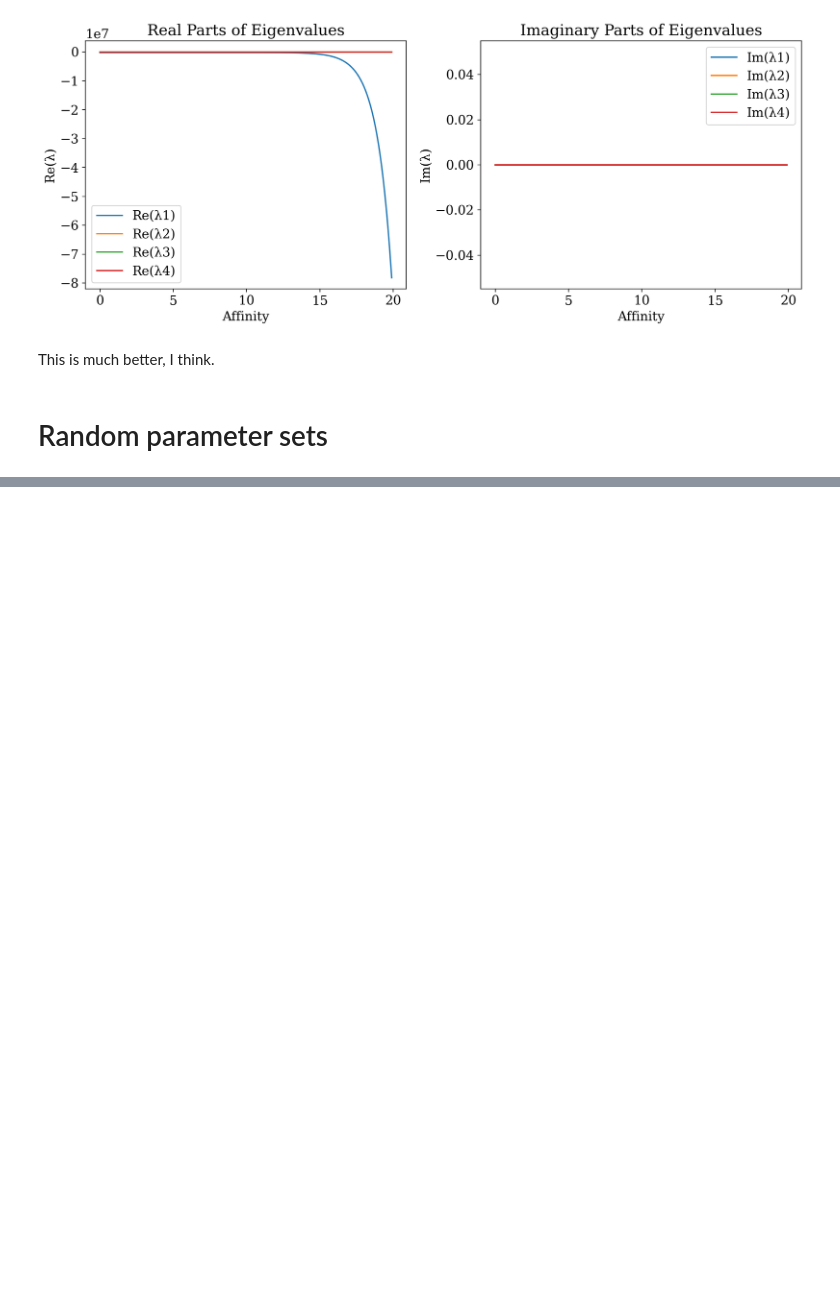
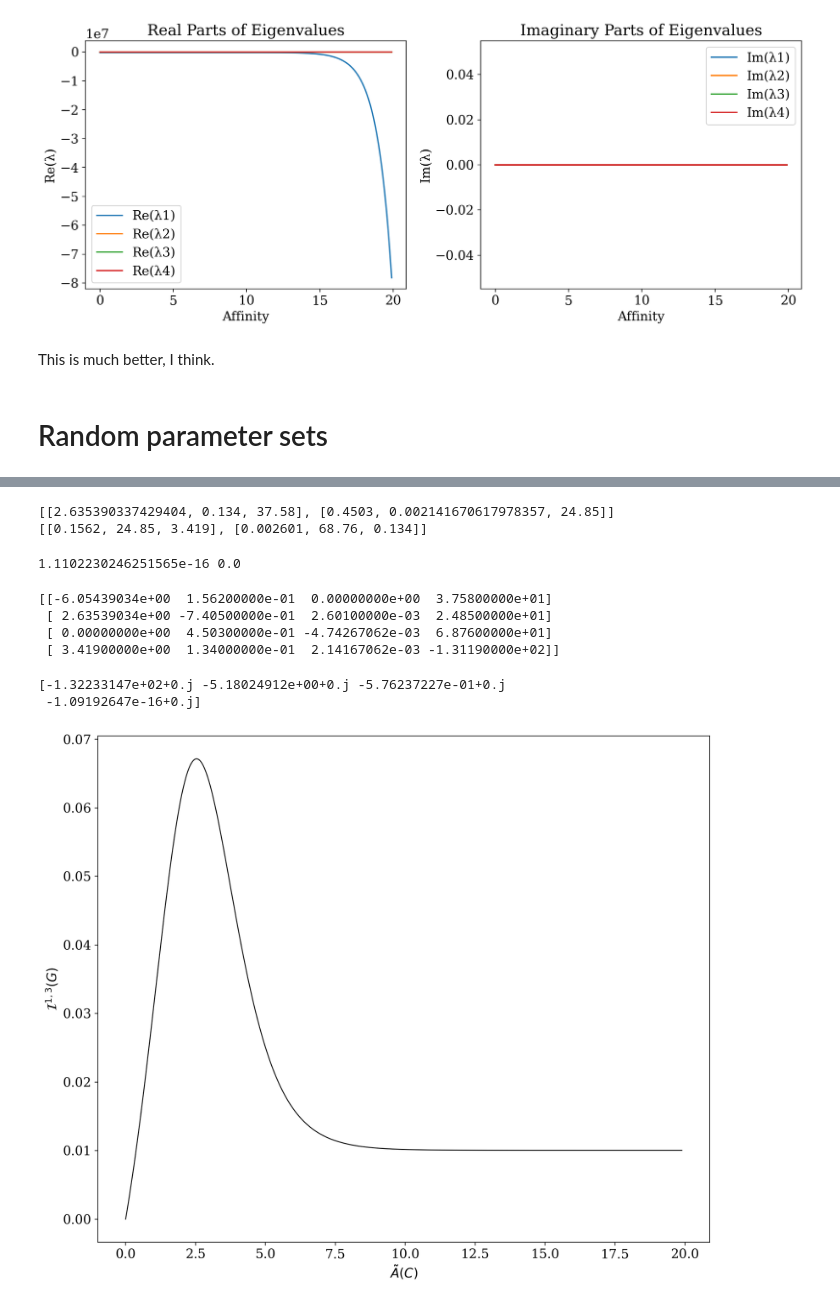
Before and after one commit to sjhaque14/steinberg-signature, a Jupyter notebook: k4'_analytical.ipynb, the cells around one changed output, grey strips where cells are left out. Saved outputs shown, nothing was run; the diff lists cells and outputs as text; code cells hidden in the pictures; blank space fills up the shorter version.

```diff
--- a/k4'_analytical.ipynb
+++ b/k4'_analytical.ipynb
@@ -456,0 +477,73 @@ plt.show()
+# %%
+labels_f = [[2.635390337429404, 0.134, 37.58], [0.4503, 0.002141670617978357, 24.85]]
+labels_r = [[0.1562, 24.85, 3.419], [0.002601, 68.76, 0.134]]
+
+print(labels_f)
+print(labels_r)
+# %% [output]
+[[2.635390337429404, 0.134, 37.58], [0.4503, 0.002141670617978357, 24.85]]
+[[0.1562, 24.85, 3.419], [0.002601, 68.76, 0.134]]
+# %%
+aff_c1 = np.abs(np.log(np.prod(labels_f[0])/np.prod(labels_r[0])))
+aff_c2 = np.abs(np.log(np.prod(labels_f[1])/np.prod(labels_r[1])))
+print(aff_c1,aff_c2)
+# %% [output]
+1.1102230246251565e-16 0.0
+# %%
+lap = lap_k4_2cycle(labels_f,labels_r)
+print(lap)
+# %% [output]
+[[-6.05439034e+00  1.56200000e-01  0.00000000e+00  3.75800000e+01]
+ [ 2.63539034e+00 -7.40500000e-01  2.60100000e-03  2.48500000e+01]
+ [ 0.00000000e+00  4.50300000e-01 -4.74267062e-03  6.87600000e+01]
+ [ 3.41900000e+00  1.34000000e-01  2.14167062e-03 -1.31190000e+02]]
+# %%
+# check that eigenvalues are real and distinct (they need to stay this way)
+lambdas, w_i, z_i = spectrum_any(lap)
+print(lambdas)
+# %% [output]
+[-1.32233147e+02+0.j -5.18024912e+00+0.j -5.76237227e-01+0.j
+ -1.09192647e-16+0.j]
+# %%
+signal = [3,5,7,9]
+alpha, beta  = 1, 3
+
+N = 2000
+affinities_c1 = np.empty(N, dtype=float)
+affinities_c2 = np.empty(N, dtype=float)
+areas = np.empty(N)
+eigvals_all_r = np.zeros((N, 4), dtype=float)
+eigvals_all_c = np.zeros((N, 4), dtype=float)
+
+# perturb edge k21
+cycle_idx = 0
+edge_idx = 0
+perturb_edge = labels_r[cycle_idx][edge_idx]
+perturb_edge
+
+for i in tqdm(range(0,N)):
+
+    labels_r[cycle_idx][edge_idx] = perturb_edge
+
+    lap = lap_k4_2cycle(labels_f, labels_r)
+
+    aff_c1 = np.abs(np.log(np.prod(labels_f[0])/np.prod(labels_r[0])))
+    aff_c2 = np.abs(np.log(np.prod(labels_f[1])/np.prod(labels_r[1])))
+    affinities_c1[i] = aff_c1
+    affinities_c2[i] = aff_c2
+
+    areas[i] = np.abs(steinberg_analytical_area(signal,lap,alpha=1,beta=3))
+
+    lambdas, w_i, z_i = spectrum_any(lap)
+    eigvals_all_r[i, :] = np.sort(lambdas.real)
+    eigvals_all_c[i, :] = np.sort(lambdas.imag)
+
+    perturb_edge *= 1.01
+# %%
+# Steinberg curve plot
+plt.plot(np.abs(affinities_c1),areas,label=r'$\mathcal{I}^{1,3}(G)$',linewidth=1, color= 'black')
+plt.xlabel(r"$\tilde{A}(C)$")
+plt.ylabel(r"$\mathcal{I}^{1,3}(G)$")
+plt.show()
+# %% [output]
+[figure, added]
```
Also changed, not shown: parts of 29 cells of this notebook.
